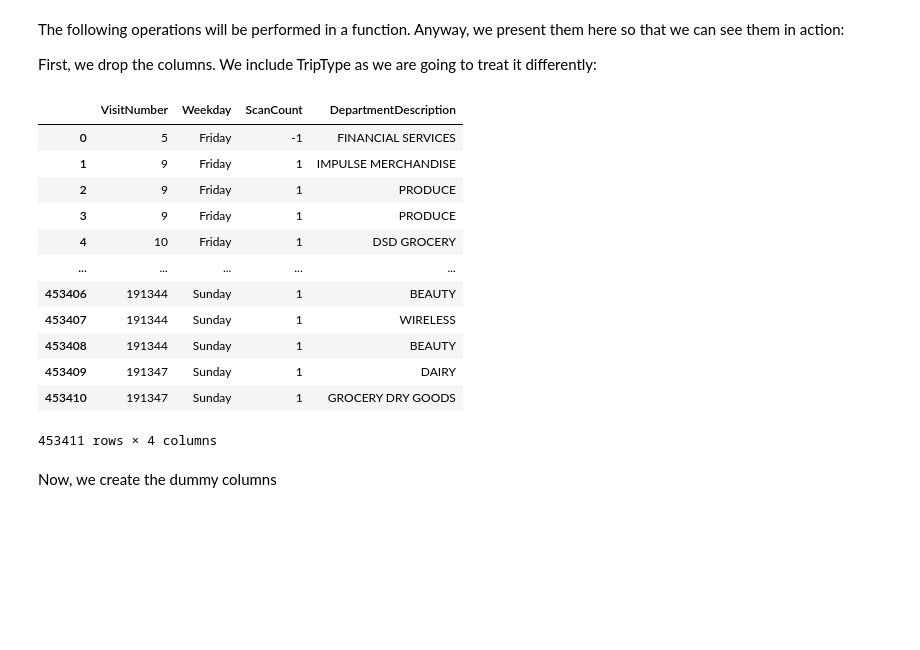
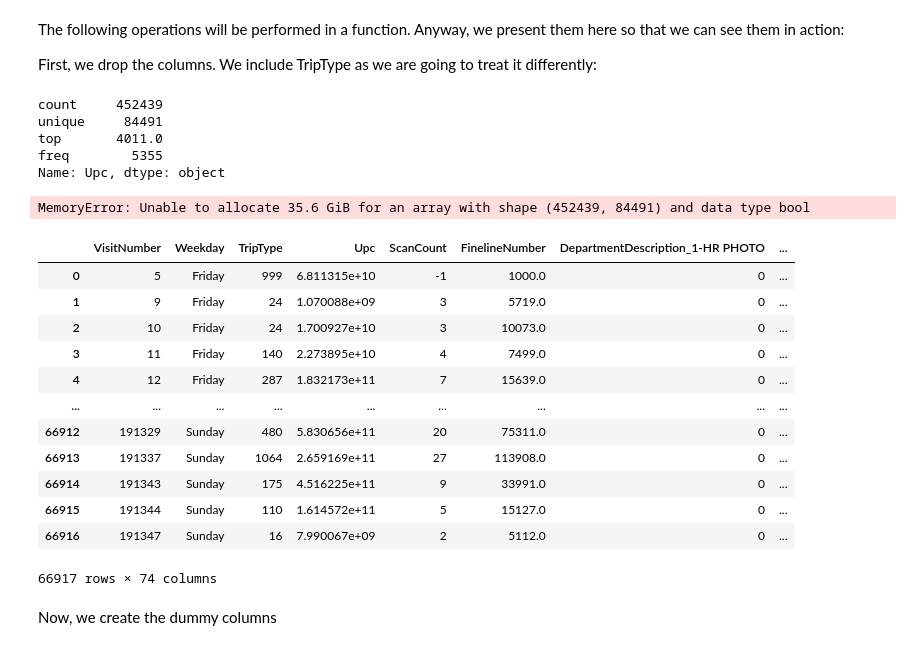
Before and after one commit to manuelalois/Aprendizaje-Supervizado, a Jupyter notebook: src/baseline_fran.ipynb, the cells around one changed output. Saved outputs shown, nothing was run; the diff lists cells and outputs as text; code cells hidden in the pictures; blank space fills up the shorter version.

Commit message:
Hot encoding Upc

```diff
--- a/src/baseline_fran.ipynb
+++ b/src/baseline_fran.ipynb
@@ -132,28 +136,48 @@ Create a function to load the datasets.
 1. We may have multiple records for one single visit and the goal is to classify all those records the exact same way. Therefore, we will prepare the data in a way that all the information for a visit is in the same record.
 1. Based on the last bullet, we will count the DepartmentDescription for all items acquired in the same visit.
 1. We drop the Upc and FinelineNumber to simplify the process. You may use it as they have a lot of information (may be using one-hot encoding for them as well)
+# %%
+df = pd.get_dummies(clean_df, columns=["DepartmentDescription"], dummy_na=False, dtype=bool)
 # %% [markdown]
 The following operations will be performed in a function. Anyway, we present them here so that we can see them in action:
 
 First, we drop the columns. We include TripType as we are going to treat it differently:
+# %%
+df_cleaned.Upc.describe()
+# %% [output]
+count     452439
+unique     84491
+top       4011.0
+freq        5355
+Name: Upc, dtype: object
+# %%
+df_cleaned = df
+# Pasamos la columna Upc a tipo String, para considerarla una variable categorica
+df_cleaned['Upc'] = df['Upc'].astype(str)
+# Intentamos hacer el one-hot encoding pero no podemos por temas de memoria ....
+df = pd.get_dummies(df_cleaned, columns=["Upc"], dummy_na=False, dtype=bool)
+df
+# %% [output]
+MemoryError: Unable to allocate 35.6 GiB for an array with shape (452439, 84491) and data type bool
+# %%
+df = pd.get_dummies(df, columns=["DepartmentDescription"], dummy_na=False)
+df
+# %% [output]
+|  | VisitNumber | Weekday | TripType | Upc | ScanCount | FinelineNumber | DepartmentDescription_1-HR PHOTO | ... |
+| 0 | 5 | Friday | 999 | 6.811315e+10 | -1 | 1000.0 | 0 | ... |
+| 1 | 9 | Friday | 24 | 1.070088e+09 | 3 | 5719.0 | 0 | ... |
+| 2 | 10 | Friday | 24 | 1.700927e+10 | 3 | 10073.0 | 0 | ... |
+| 3 | 11 | Friday | 140 | 2.273895e+10 | 4 | 7499.0 | 0 | ... |
+| 4 | 12 | Friday | 287 | 1.832173e+11 | 7 | 15639.0 | 0 | ... |
+| ... | ... | ... | ... | ... | ... | ... | ... | ... |
+| 66912 | 191329 | Sunday | 480 | 5.830656e+11 | 20 | 75311.0 | 0 | ... |
+| 66913 | 191337 | Sunday | 1064 | 2.659169e+11 | 27 | 113908.0 | 0 | ... |
+| 66914 | 191343 | Sunday | 175 | 4.516225e+11 | 9 | 33991.0 | 0 | ... |
+| 66915 | 191344 | Sunday | 110 | 1.614572e+11 | 5 | 15127.0 | 0 | ... |
+| 66916 | 191347 | Sunday | 16 | 7.990067e+09 | 2 | 5112.0 | 0 | ... |
+66917 rows × 74 columns
 # %%
 df = original_df.drop(["Upc", "FinelineNumber", "TripType"], axis=1)
-# %%
-df
-# %% [output]
-|  | VisitNumber | Weekday | ScanCount | DepartmentDescription |
-| 0 | 5 | Friday | -1 | FINANCIAL SERVICES |
-| 1 | 9 | Friday | 1 | IMPULSE MERCHANDISE |
-| 2 | 9 | Friday | 1 | PRODUCE |
-| 3 | 9 | Friday | 1 | PRODUCE |
-| 4 | 10 | Friday | 1 | DSD GROCERY |
-| ... | ... | ... | ... | ... |
-| 453406 | 191344 | Sunday | 1 | BEAUTY |
-| 453407 | 191344 | Sunday | 1 | WIRELESS |
-| 453408 | 191344 | Sunday | 1 | BEAUTY |
-| 453409 | 191347 | Sunday | 1 | DAIRY |
-| 453410 | 191347 | Sunday | 1 | GROCERY DRY GOODS |
-453411 rows × 4 columns
 # %% [markdown]
 Now, we create the dummy columns
 # %%
```
Also changed, not shown: parts of 1 cell of this notebook.
